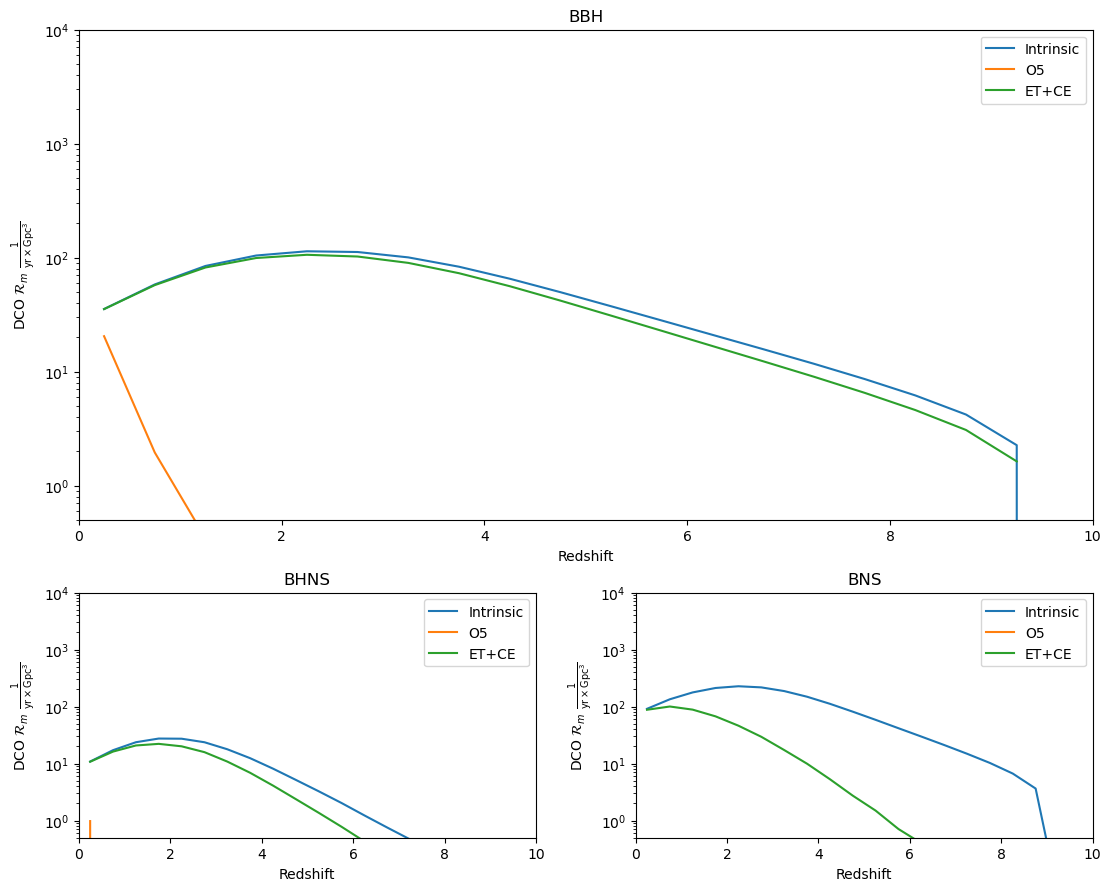
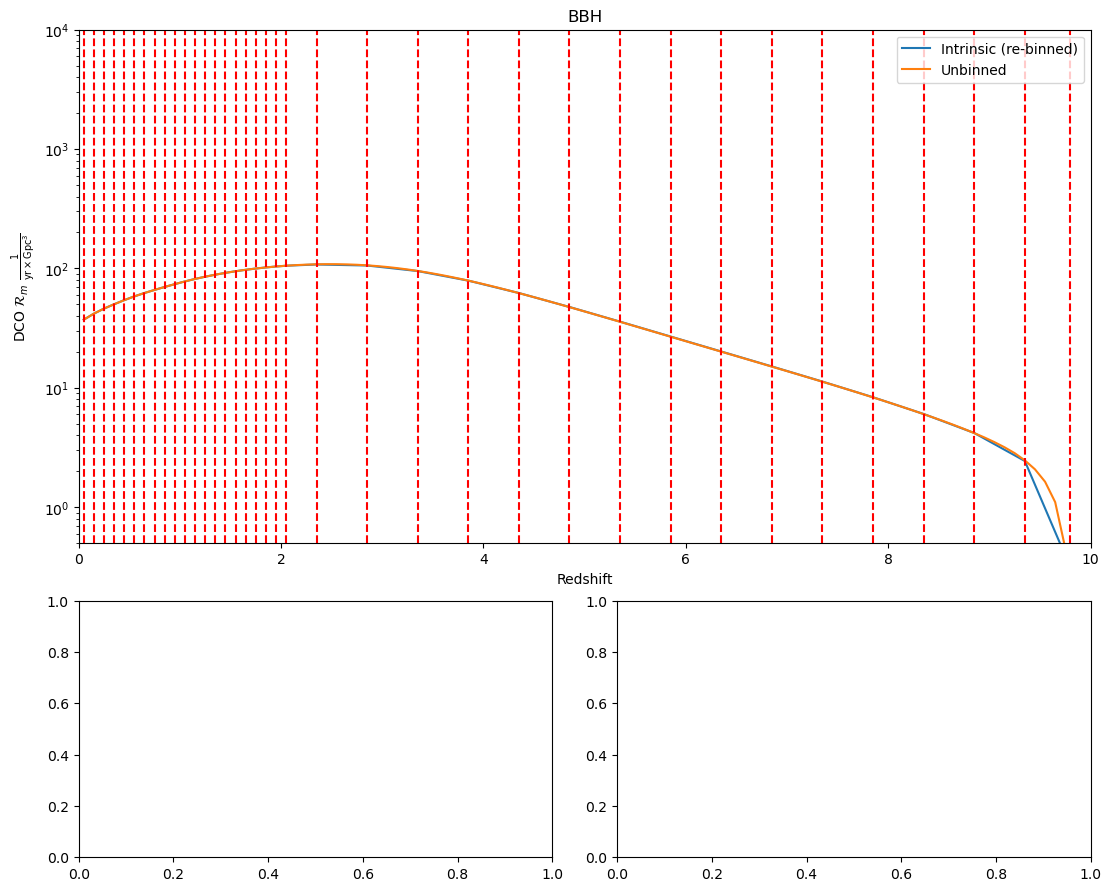
Unified diff of the notebook cell whose output changed from the first chart to the second:
--- before
+++ after
@@ -28,5 +28,7 @@
     # intrinsic = pickle.load(p)
     fci_out = h5.File('/Volumes/Elements/Boesky_alpha0.1beta0.5.h5')
-    rate_key = f'Rates_mu00.025_muz-0.052_alpha-1.88_sigma01.15_sigmaz0.0477_{pop_type}'
+    # Rates_mu00.025_muz-0.052_alpha-1.88_sigma01.15_sigmaz0.0477_BBH_0.1_10.0
+    other_rate_key = f'Rates_mu00.025_muz-0.052_alpha-1.88_sigma01.15_sigmaz0.0477_{pop_type}_0.1_10.0'
+    rate_key = 'Rates_comb'
     global form_ax
     ax = form_ax[loc]
@@ -34,15 +36,30 @@
     # print(comoving_volume.shape)
     reds_bin_centers = (fci_out[rate_key]['redshifts'][1:]+fci_out[rate_key]['redshifts'][:-1])/2
-    reds_bin_centers = reds_bin_centers[:20]
+    reds_bin_centers = reds_bin_centers
     # print(reds_bin_centers[:19])
-    intrinsic_rate = np.sum(fci_out[rate_key]['merger_rate'], axis=0)[:20]*comoving_volume
-    ax.plot(reds_bin_centers, intrinsic_rate, label='Intrinsic')
+    intrinsic_rate = np.sum(fci_out[rate_key]['merger_rate'], axis=0)*comoving_volume
+    ax.plot(reds_bin_centers, intrinsic_rate, label='Intrinsic (re-binned)')
+    ax.plot(
+        (fci_out[other_rate_key]['redshifts'][1:]+fci_out[other_rate_key]['redshifts'][:-1])/2,
+        np.sum(fci_out[other_rate_key]['merger_rate'], axis=0),
+        label='Unbinned'
+    )
     # now also plot the SNR cuts
-    plot_with_cut(f'{pop_type}_O5_8.npy', ax, reds_bin_centers, intrinsic_rate, 'O5', comoving_volume)
+    # plot_with_cut(f'{pop_type}_O5_8.npy', ax, reds_bin_centers, intrinsic_rate, 'O5', comoving_volume)
     # plot_with_cut(f'{pop_type}_O4_8.npy', ax, intrinsic, 'O4', comoving_volume)
-    plot_with_cut(f'{pop_type}_ET_CE_8.npy', ax, reds_bin_centers[:-1], intrinsic_rate, 'ET+CE', comoving_volume)
+    # plot_with_cut(f'{pop_type}_ET_CE_8.npy', ax, reds_bin_centers[:-1], intrinsic_rate, 'ET+CE', comoving_volume)
+
+    ax.set_xlabel('Redshift')
+    ax.set_ylabel(r'DCO $\mathcal{R}_m~\frac{1}{\text{yr}\times\text{Gpc}^3}$')
+    ax.set_xlim(0, 10)
+    ax.set_ylim(0.5, 10e3)
+    ax.legend()
+    ax.set_yscale('log')
     ax.set_title(pop_type)
+    for r in reds_bin_centers:
+        ax.axvline(r, color='red', linestyle='dashed')
     # p.close()
+    fci_out.close()
 plot_subpopulation('BBH', 'Top')
-plot_subpopulation('BHNS', 'Left')
-plot_subpopulation('BNS', 'Right')
+# plot_subpopulation('BHNS', 'Left')
+# plot_subpopulation('BNS', 'Right')

Commit: Testing re-bin method